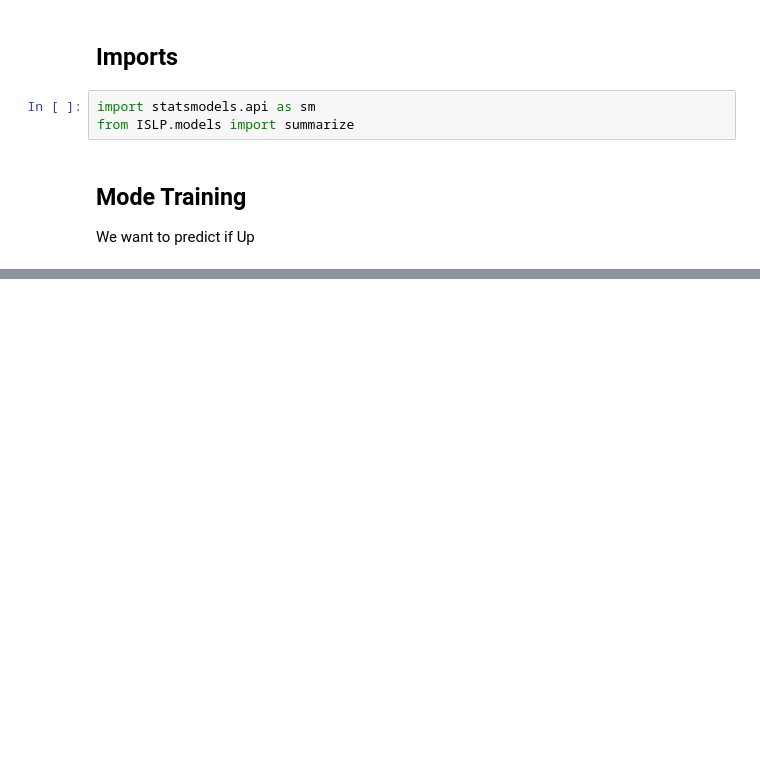
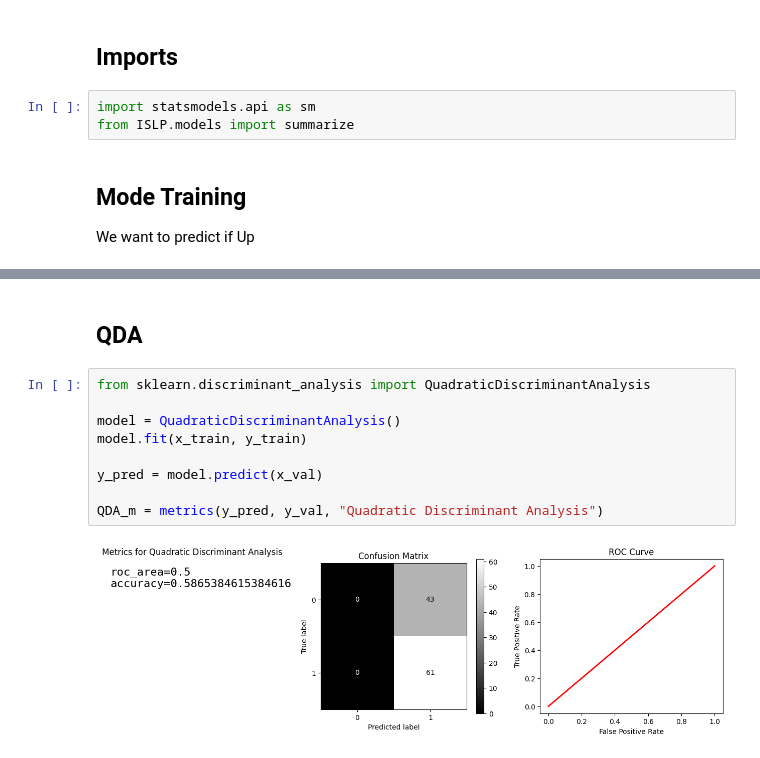
Before and after one commit to xXKeNdAmAmAsTeRXx/ISLP_labs, a Jupyter notebook: applied-Tasks/Classification/task13_weekly.ipynb, the cells around one changed output, grey strips where cells are left out. Drawn from its saved outputs; the diff is of its cells as text; blank space fills up the shorter version.

```diff
--- a/applied-Tasks/Classification/task13_weekly.ipynb
+++ b/applied-Tasks/Classification/task13_weekly.ipynb
@@ -139,0 +235,13 @@ summarize(results)
+# %% [markdown]
+## QDA
+# %%
+from sklearn.discriminant_analysis import QuadraticDiscriminantAnalysis
+
+model = QuadraticDiscriminantAnalysis()
+model.fit(x_train, y_train)
+
+y_pred = model.predict(x_val)
+
+QDA_m = metrics(y_pred, y_val, "Quadratic Discriminant Analysis")
+# %% [output]
+[figure, added]
```
Also changed, not shown: parts of 18 cells of this notebook.
